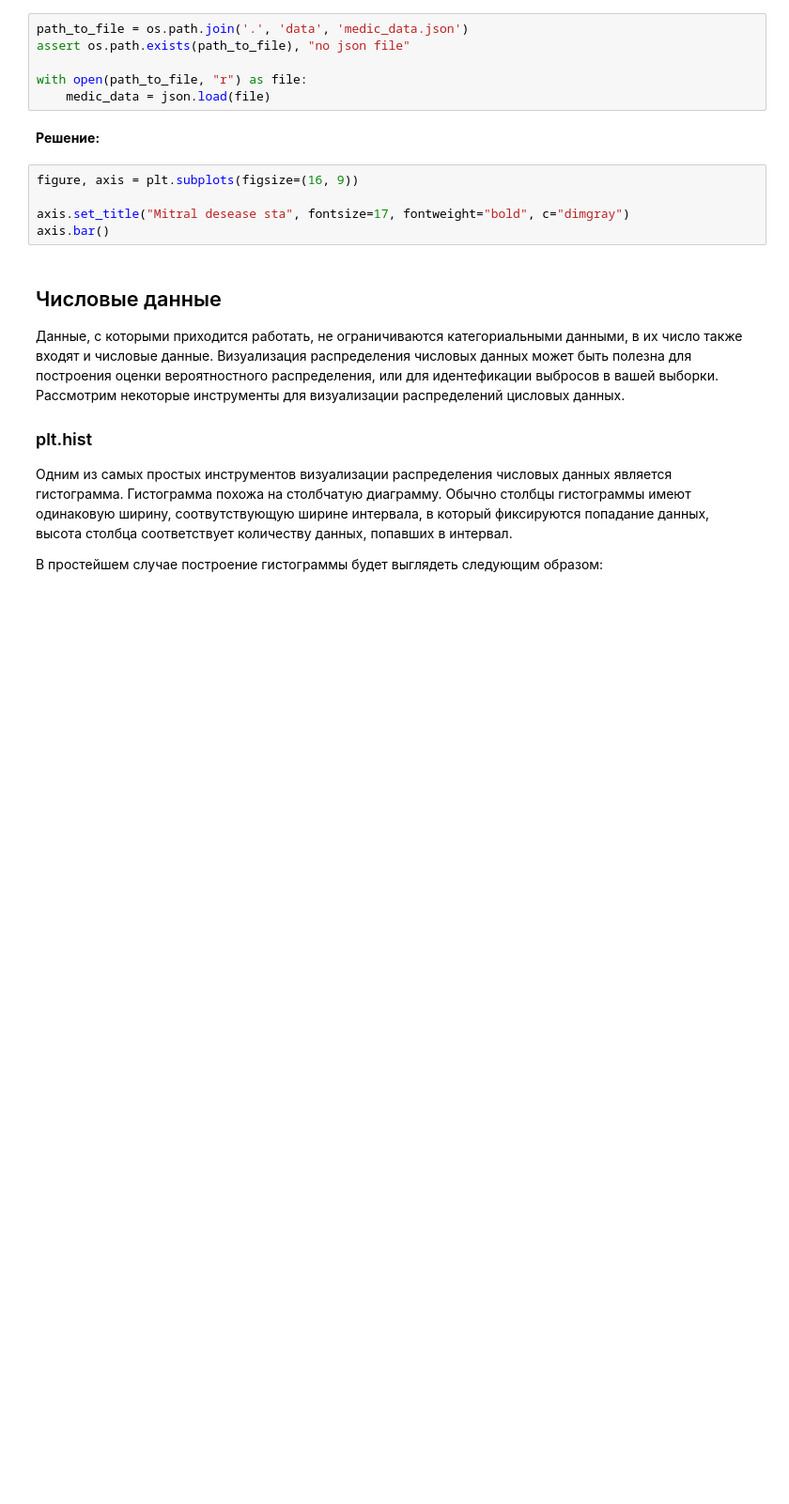
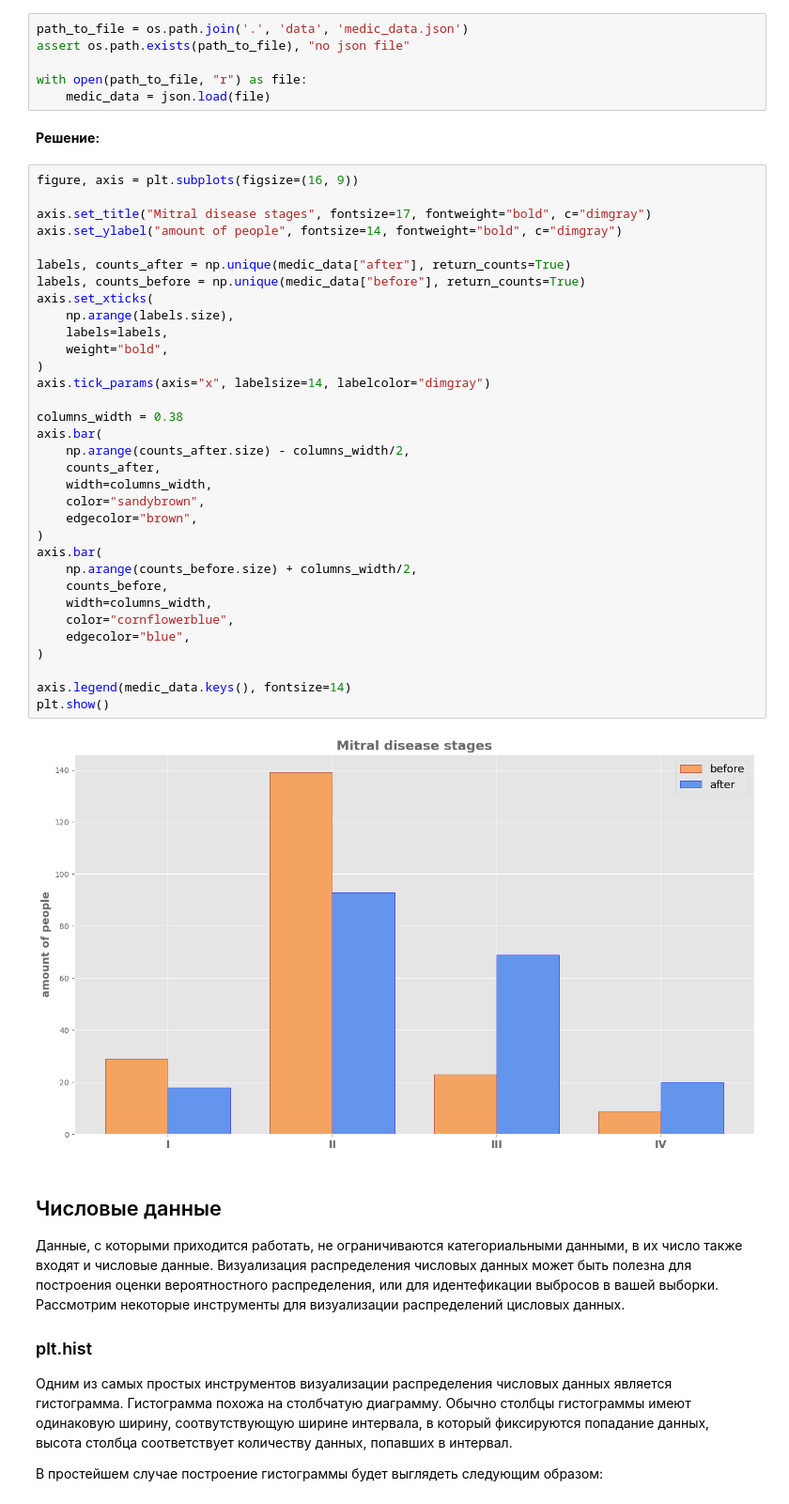
Before and after one commit to EvgrafovMichail/python_mipt_dafe, a Jupyter notebook: lessons/sem2_lesson08/sem8_313/sem8_matplotlib_diagrams.ipynb, the cells around one changed output. Shown: that part at 94% size. Cells and saved outputs as stored; diff of their text form; blank space fills up the shorter version.

```diff
--- a/lessons/sem2_lesson08/sem8_313/sem8_matplotlib_diagrams.ipynb
+++ b/lessons/sem2_lesson08/sem8_313/sem8_matplotlib_diagrams.ipynb
@@ -230,11 +230,41 @@ with open(path_to_file, "r") as file:
     medic_data = json.load(file)
 # %% [markdown]
 **Решение:**
-# %%
-figure, axis = plt.subplots(figsize=(16, 9))
-
-axis.set_title("Mitral desease sta", fontsize=17, fontweight="bold", c="dimgray")
-axis.bar()
+# %%
+figure, axis = plt.subplots(figsize=(16, 9))
+
+axis.set_title("Mitral disease stages", fontsize=17, fontweight="bold", c="dimgray")
+axis.set_ylabel("amount of people", fontsize=14, fontweight="bold", c="dimgray")
+
+labels, counts_after = np.unique(medic_data["after"], return_counts=True)
+labels, counts_before = np.unique(medic_data["before"], return_counts=True)
+axis.set_xticks(
+    np.arange(labels.size),
+    labels=labels,
+    weight="bold",
+)
+axis.tick_params(axis="x", labelsize=14, labelcolor="dimgray")
+
+columns_width = 0.38
+axis.bar(
+    np.arange(counts_after.size) - columns_width/2,
+    counts_after,
+    width=columns_width,
+    color="sandybrown",
+    edgecolor="brown",
+)
+axis.bar(
+    np.arange(counts_before.size) + columns_width/2,
+    counts_before,
+    width=columns_width,
+    color="cornflowerblue",
+    edgecolor="blue",
+)
+
+axis.legend(medic_data.keys(), fontsize=14)
+plt.show()
+# %% [output]
+[figure, added]
 # %% [markdown]
 ## Числовые данные
 
```
Also changed, not shown: 28 other files.
